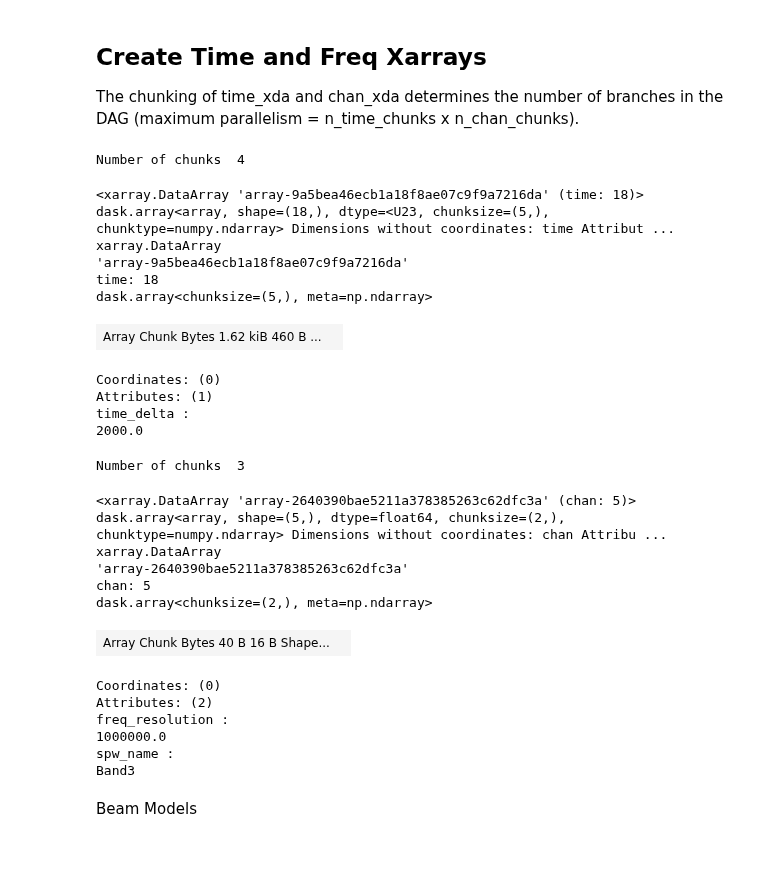
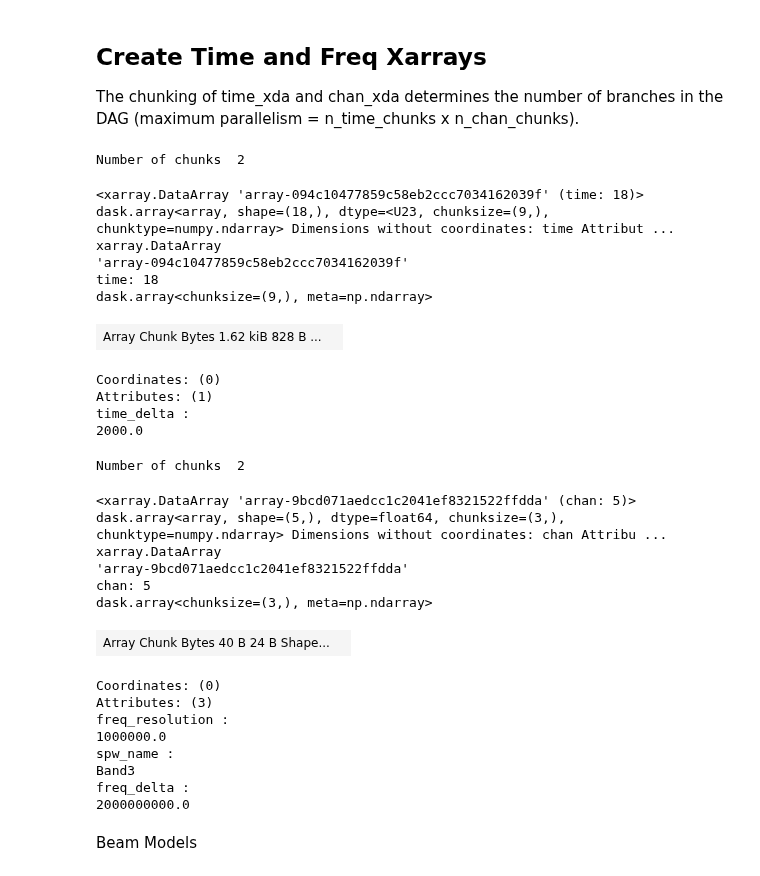
Before and after one commit to casangi/sirius, a Jupyter notebook: docs/heterogeneous_array_mosaic_simulations.ipynb, the cells around one changed output. Cells and saved outputs as stored; diff of their text form; code cells hidden in the pictures.

```diff
--- a/docs/heterogeneous_array_mosaic_simulations.ipynb
+++ b/docs/heterogeneous_array_mosaic_simulations.ipynb
@@ -64,43 +64,45 @@ The chunking of time_xda and chan_xda determines the number of branches in the D
 # %%
 from sirius.simulation import make_time_xda
 
 
 #time_xda = make_time_xda(time_start='2020-10-03T18:56:36.44',time_delta=2000,n_samples=18,n_chunks=4)
 #time_xda = make_time_xda(time_start='2020-10-03T18:57:29.09',time_delta=2000,n_samples=18,n_chunks=4)
 #time_xda = make_time_xda(time_start='2020-10-04T00:00:00.000',time_delta=2000,n_samples=18,n_chunks=4)
 
-time_xda = make_time_xda(time_start='2020-10-03T18:57:28.95',time_delta=2000,n_samples=18,n_chunks=4)
+time_xda = make_time_xda(time_start='2020-10-03T18:57:28.95',time_delta=2000,n_samples=18,n_chunks=2)
 time_xda
 # %% [output]
-Number of chunks  4
+Number of chunks  2
-<xarray.DataArray 'array-9a5bea46ecb1a18f8ae07c9f9a7216da' (time: 18)> dask.array<array, shape=(18,), dtype=<U23, chunksize=(5,), chunktype=numpy.ndarray> Dimensions without coordinates: time Attribut ...
+<xarray.DataArray 'array-094c10477859c58eb2ccc7034162039f' (time: 18)> dask.array<array, shape=(18,), dtype=<U23, chunksize=(9,), chunktype=numpy.ndarray> Dimensions without coordinates: time Attribut ...
 xarray.DataArray
-'array-9a5bea46ecb1a18f8ae07c9f9a7216da'
+'array-094c10477859c58eb2ccc7034162039f'
 time: 18
-dask.array<chunksize=(5,), meta=np.ndarray>
+dask.array<chunksize=(9,), meta=np.ndarray>
-| Array Chunk Bytes 1.62 kiB 460 B ... |  |
+| Array Chunk Bytes 1.62 kiB 828 B ... |  |
 Coordinates: (0)
 Attributes: (1)
 time_delta :
 2000.0
 # %%
-from sirius.simulation import make_chan_xda
-chan_xda = make_chan_xda(spw_name = 'Band3',freq_start = 90*10**9, freq_delta = 2*10**9, freq_resolution=1*10**6, n_channels=5, n_chunks=3)
+from sirius.simulation import make_chan_xda #n_channels = 5
+chan_xda = make_chan_xda(spw_name = 'Band3',freq_start = 90*10**9, freq_delta = 2*10**9, freq_resolution=1*10**6, n_channels=5, n_chunks=2)
 chan_xda
 # %% [output]
-Number of chunks  3
+Number of chunks  2
-<xarray.DataArray 'array-2640390bae5211a378385263c62dfc3a' (chan: 5)> dask.array<array, shape=(5,), dtype=float64, chunksize=(2,), chunktype=numpy.ndarray> Dimensions without coordinates: chan Attribu ...
+<xarray.DataArray 'array-9bcd071aedcc1c2041ef8321522ffdda' (chan: 5)> dask.array<array, shape=(5,), dtype=float64, chunksize=(3,), chunktype=numpy.ndarray> Dimensions without coordinates: chan Attribu ...
 xarray.DataArray
-'array-2640390bae5211a378385263c62dfc3a'
+'array-9bcd071aedcc1c2041ef8321522ffdda'
 chan: 5
-dask.array<chunksize=(2,), meta=np.ndarray>
+dask.array<chunksize=(3,), meta=np.ndarray>
-| Array Chunk Bytes 40 B 16 B Shape... |  |
+| Array Chunk Bytes 40 B 24 B Shape... |  |
 Coordinates: (0)
-Attributes: (2)
+Attributes: (3)
 freq_resolution :
 1000000.0
 spw_name :
 Band3
+freq_delta :
+2000000000.0
 # %% [markdown]
 Beam Models
 # %%
```
Also changed, not shown: parts of 37 cells of this notebook, 5 other files.
